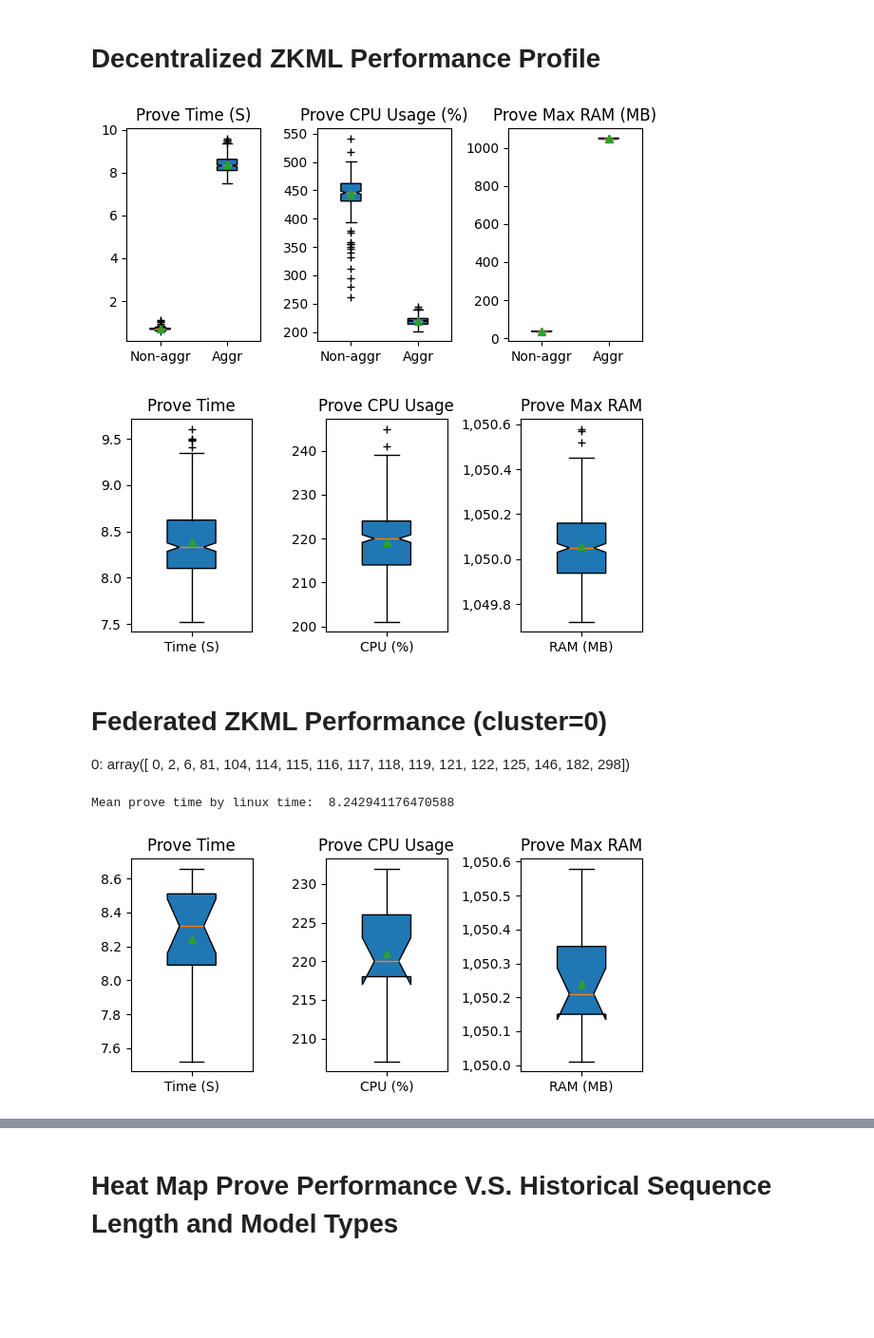
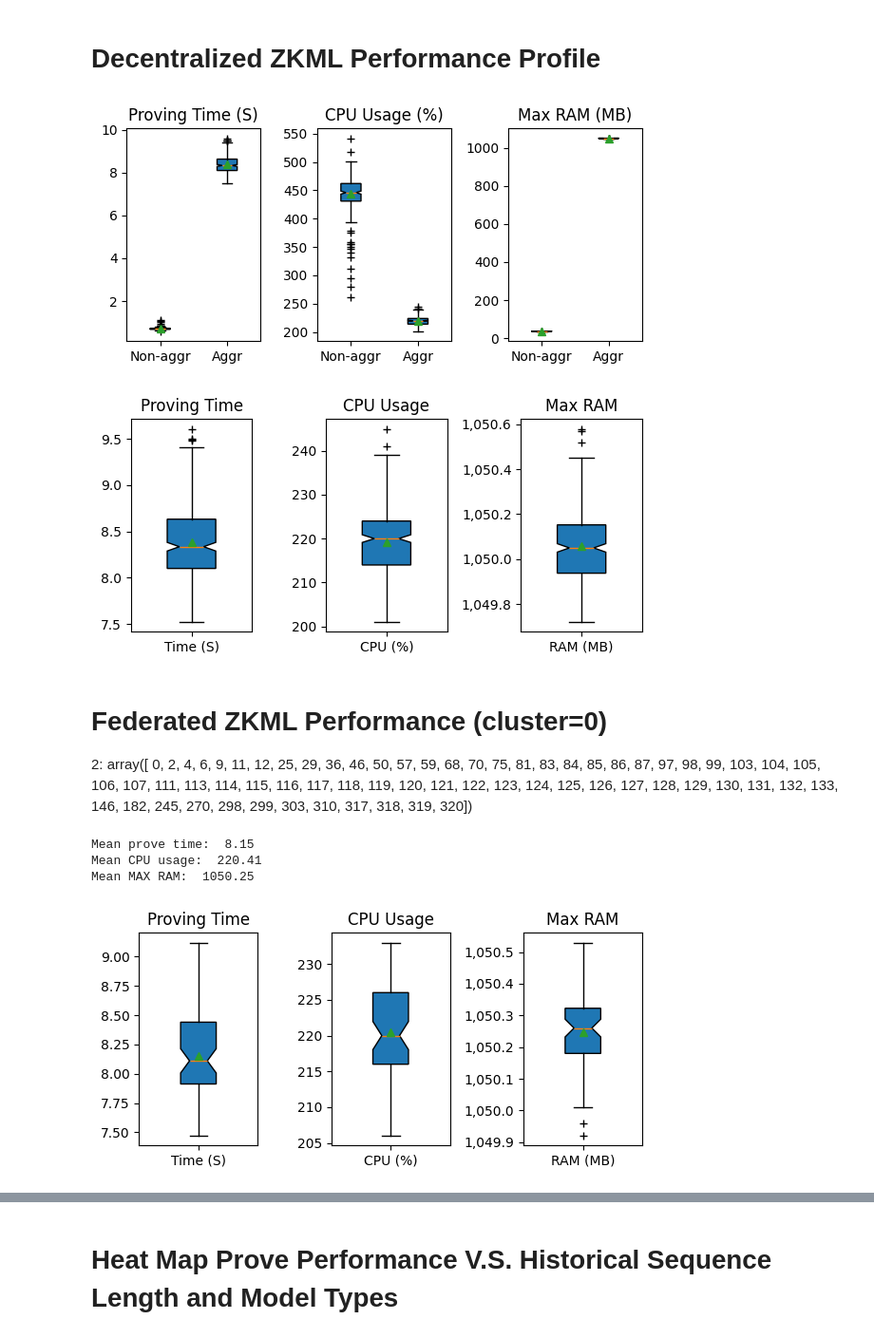
Before and after one commit to CaixiangFan/zkpet, a Jupyter notebook: src/plot.ipynb, the cells around one changed output, grey strips where cells are left out. Shown at 95% size. Drawn from its saved outputs; the diff is of its cells as text; code cells hidden in the pictures; blank space fills up the shorter version.

Commit message:
rerun fed zkml proving

```diff
--- a/src/plot.ipynb
+++ b/src/plot.ipynb
@@ -397,7 +399,7 @@ prove_time = np.array([prove_time, prove_time_aggr]).T
 prove_max_ram = np.array([prove_max_ram, prove_max_ram_aggr]).T
 # %%
 import matplotlib.pyplot as plt
-idx_list = ['Prove CPU Usage (%)', 'Prove Time (S)', 'Prove Max RAM (MB)']
+idx_list = ['CPU Usage (%)', 'Proving Time (S)', 'Max RAM (MB)']
 
 fig, axes = plt.subplots(ncols=3, nrows=1, figsize=(6, 3))
 showfliers = True
@@ -427,7 +429,7 @@ plt.tight_layout()
 plt.show()
 fig.savefig('aggr_vs_nonaggr_perf.pdf')
 # %% [output]
-[figure, old version]
+[figure, new version]
 # %%
 # Aggregation proving performance
 import os
@@ -458,7 +460,7 @@ for target in range(node_num):
     ram = round(int(log[9].split(': ')[1]) / 1024, 2) # ram in megabytes
     prove_max_ram.append(ram)
 
-idx_list = ['Prove CPU Usage', 'Prove Time', 'Prove Max RAM']
+idx_list = ['CPU Usage', 'Proving Time', 'Max RAM']
 
 fig, axes = plt.subplots(ncols=3, nrows=1, figsize=(6, 3))
 showfliers = True
@@ -485,11 +487,14 @@ plt.tight_layout()
 plt.show()
 fig.savefig('fed_aggr_perf.pdf')
 # %% [output]
-[figure, old version]
+[figure, new version]
 # %% [markdown]
 # Federated ZKML Performance (cluster=0)
-0: array([  0,   2,   6,  81, 104, 114, 115, 116, 117, 118, 119, 121, 122,
-        125, 146, 182, 298])
+2: array([  0,   2,   4,   6,   9,  11,  12,  25,  29,  36,  46,  50,  57,
+         59,  68,  70,  75,  81,  83,  84,  85,  86,  87,  97,  98,  99,
+        103, 104, 105, 106, 107, 111, 113, 114, 115, 116, 117, 118, 119,
+        120, 121, 122, 123, 124, 125, 126, 127, 128, 129, 130, 131, 132,
+        133, 146, 182, 245, 270, 298, 299, 303, 310, 317, 318, 319, 320])
 # %%
 import os
 import pandas as pd
@@ -500,8 +505,11 @@ pred_len = 24
 model = "Linear"
 # node_num = 320
 # df = pd.read_csv('../dataset/electricity.csv')
-sites = np.array([  0,   2,   6,  81, 104, 114, 115, 116, 117, 118, 119, 121, 122,
-        125, 146, 182, 298])
+sites = np.array([  0,   2,   4,   6,   9,  11,  12,  25,  29,  36,  46,  50,  57,
+         59,  68,  70,  75,  81,  83,  84,  85,  86,  87,  97,  98,  99,
+        103, 104, 105, 106, 107, 111, 113, 114, 115, 116, 117, 118, 119,
+        120, 121, 122, 123, 124, 125, 126, 127, 128, 129, 130, 131, 132,
+        133, 146, 182, 245, 270, 298, 299, 303, 310, 317, 318, 319])
 percent_cpu = []
 prove_time = []
 prove_max_ram = []
@@ -510,7 +518,7 @@ for target in sites:
   target = str(target)
   basepath = '../checkpoints/Electricity_{}_{}_{}_custom_ftS_tg{}_sl{}_ll48_pl{}_dm512_nh8_el2_dl1_df2048_fc1_ebtimeF_dtTrue_Exp_0'
   basepath = basepath.format(seq_len, pred_len, model, target, seq_len, pred_len)
-  perf_log = os.path.join(basepath, "perf.txt")
+  perf_log = os.path.join(basepath, "fed_prove_perf.txt")
 
   with open(perf_log) as f:
     log = f.readlines()
@@ -522,41 +530,45 @@ for target in sites:
     prove_max_ram.append(ram)
 
 # prove time by linux time measurement
-print('Mean prove time by linux time: ', np.mean(prove_time))
+print('Mean prove time: ', np.round(np.mean(prove_time), 2))
+print('Mean CPU usage: ', np.round(np.mean(percent_cpu), 2))
+print('Mean MAX RAM: ', np.round(np.mean(prove_max_ram), 2))
 # %% [output]
-Mean prove time by linux time:  8.242941176470588
+Mean prove time:  8.15
+Mean CPU usage:  220.41
+Mean MAX RAM:  1050.25
 # %%
 import matplotlib.pyplot as plt
 import matplotlib
 
-idx_list = ['Prove CPU Usage', 'Prove Time', 'Prove Max RAM']
+idx_list = ['CPU Usage', 'Proving Time', 'Max RAM']
 
 fig, axes = plt.subplots(ncols=3, nrows=1, figsize=(6, 3))
 showfliers = True
 showmeans = True
 patch_artist = True
-width = 0.4
+width = 0.3
 widths = tuple([width] * 1)
 
 axes[0].boxplot(prove_time, sym='k+', notch=1, showfliers=showfliers, zorder=1, showmeans=showmeans, patch_artist=patch_artist, boxprops=dict(facecolor="tab:blue"), widths=widths)
 # prove time reported by ezkl
 # axes[1].boxplot(res, sym='k+', notch=1, showfliers=showfliers, zorder=1, showmeans=showmeans, patch_artist=patch_artist, boxprops=dict(facecolor="tab:blue"), widths=widths)
 axes[0].set_xticklabels(["Time (S)"])
 axes[0].set_title(idx_list[1])
 
 axes[1].boxplot(percent_cpu, sym='k+', notch=1, showfliers=showfliers, zorder=1, showmeans=showmeans, patch_artist=patch_artist, boxprops=dict(facecolor="tab:blue"), widths=widths)
 axes[1].set_xticklabels(['CPU (%)'])
 axes[1].set_title(idx_list[0])
 
 axes[2].boxplot(prove_max_ram, sym='k+', notch=1, showfliers=showfliers, zorder=1, showmeans=showmeans, patch_artist=patch_artist, boxprops=dict(facecolor="tab:blue"), widths=widths)
 axes[2].get_yaxis().set_major_formatter(
     matplotlib.ticker.FuncFormatter(lambda x, p: format(float(x), ',')))
 axes[2].set_xticklabels(['RAM (MB)'])
 axes[2].set_title(idx_list[2])
 
 
 plt.tight_layout()
 plt.show()
 fig.savefig('federated_perf.pdf')
 # %% [output]
-[figure, old version]
+[figure, new version]
```
Also changed, not shown: parts of 10 cells of this notebook, 12 other files.
